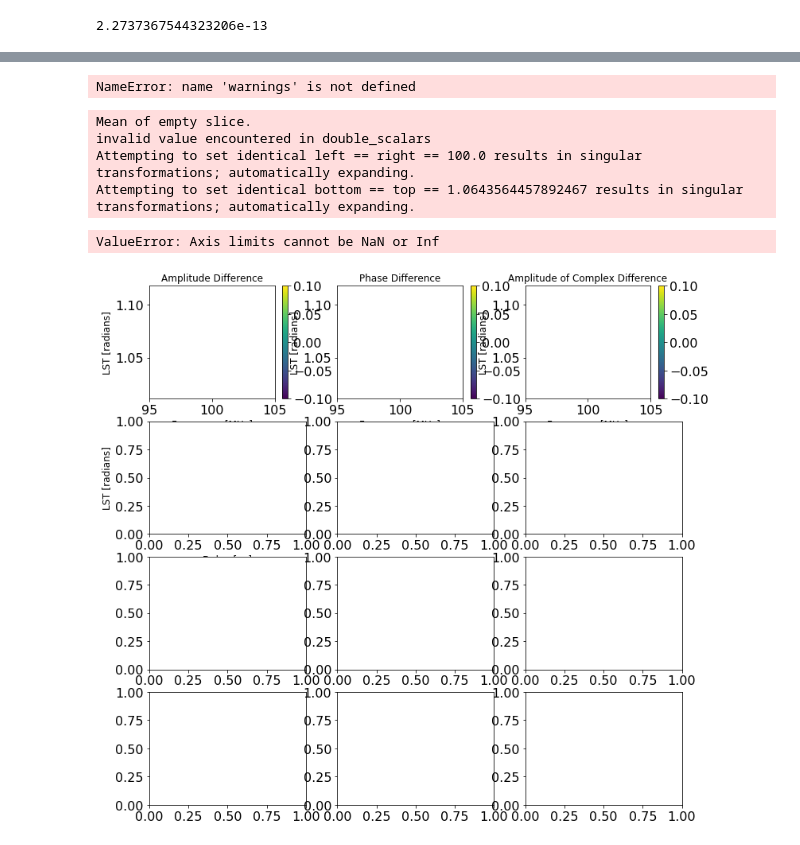
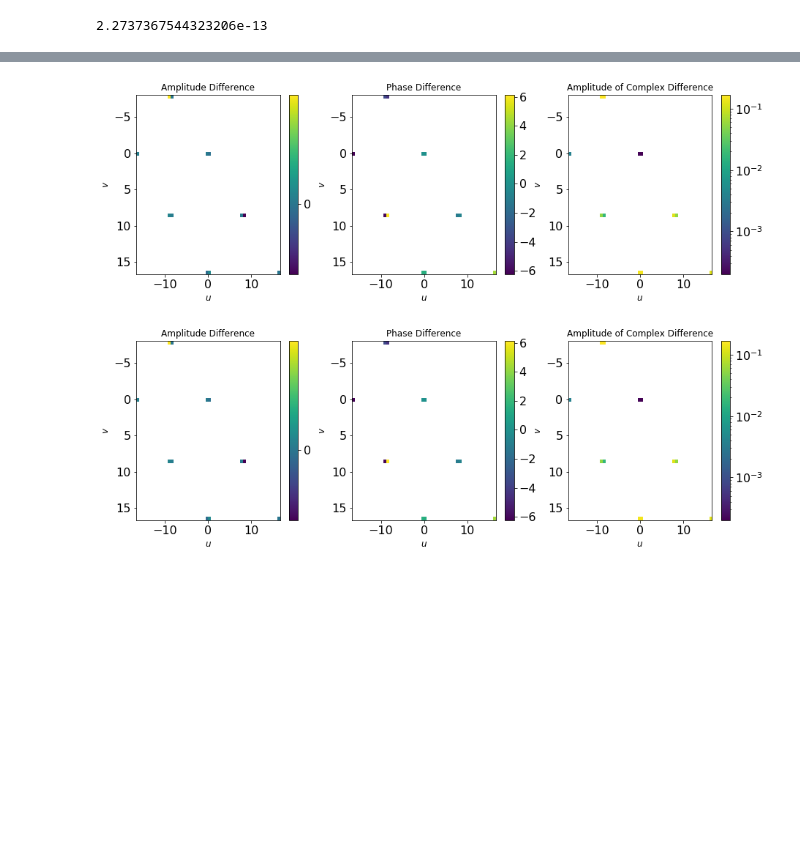
Before and after one commit to HERA-Team/hera-validation, a Jupyter notebook: test-series/-1/test-neg1.3.0.ipynb, the cells around one changed output, grey strips where cells are left out. Drawn from its saved outputs; the diff is of its cells as text; code cells hidden in the pictures; blank space fills up the shorter version.

```diff
--- a/test-series/-1/test-neg1.3.0.ipynb
+++ b/test-series/-1/test-neg1.3.0.ipynb
@@ -251,13 +223,5 @@ True
 # %%
-uvtools.plot.plot_diff_1d(ref_UV, viscpu_UV, ref_antpairpols[0], check_metadata=False)
+uvtools.plot.plot_diff_uv(ref_UV, viscpu_UV, check_metadata=False)
 # %% [output]
-NameError: name 'warnings' is not defined
+[figure, added]
+[figure, added]
-# %%
-uvtools.plot.plot_diff_waterfall(ref_UV, ref_UV, antpairpol=(44,45,'xx'), check_metadata=False)
-# %% [output]
-Mean of empty slice.
-invalid value encountered in double_scalars
-Attempting to set identical left == right == 100.0 results in singular transformations; automatically expanding.
-Attempting to set identical bottom == top == 1.0643564457892467 results in singular transformations; automatically expanding.
-ValueError: Axis limits cannot be NaN or Inf
-[figure, removed]
```
Also changed, not shown: parts of 27 cells of this notebook.
